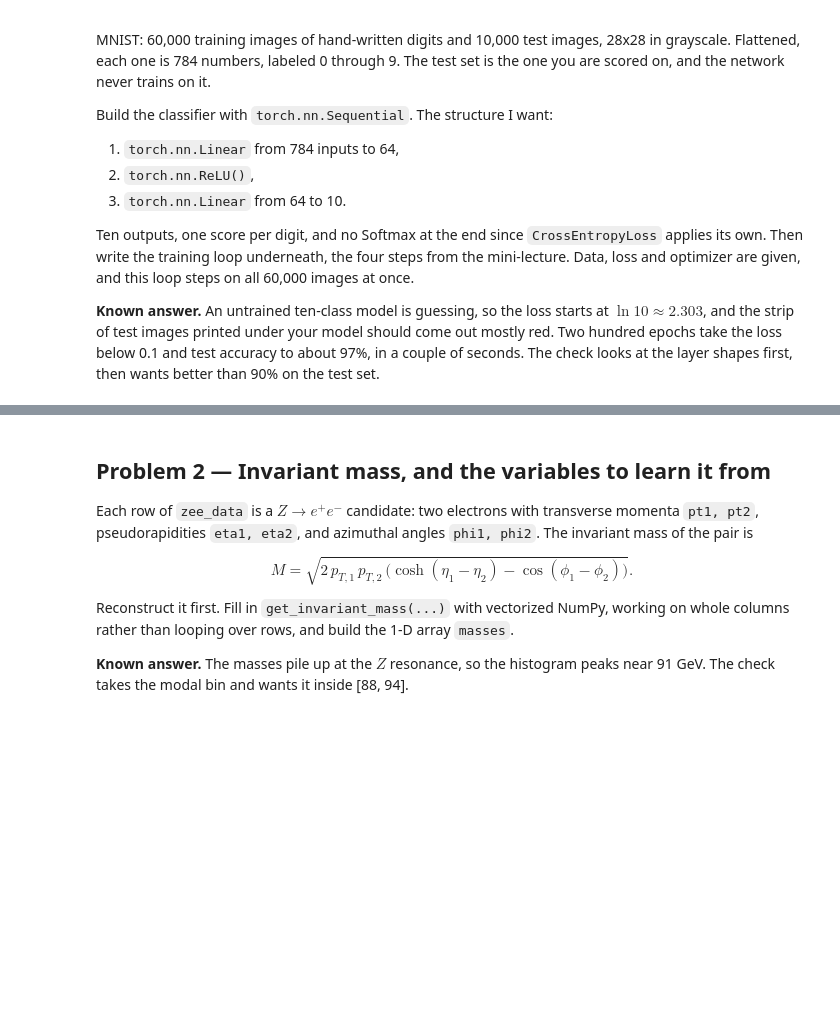
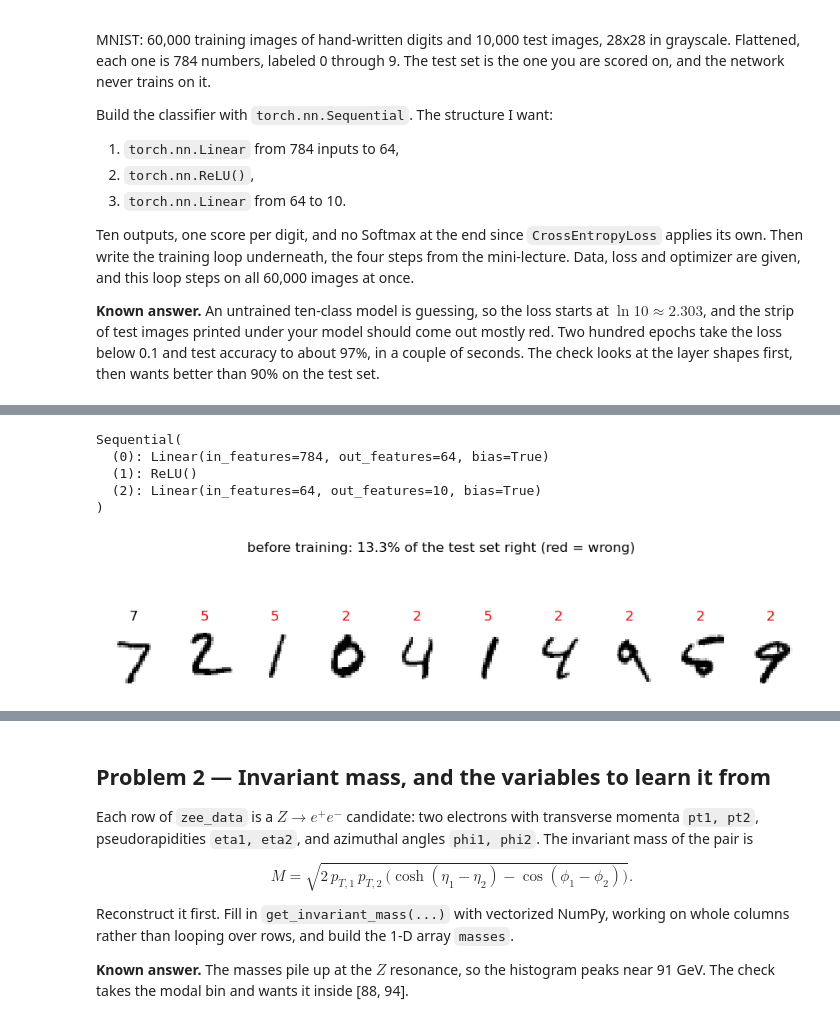
Before and after one commit to makotoyzc/COMP2026, a Jupyter notebook: notebooks/09_Supervised_Learning.ipynb, the cells around one changed output, grey strips where cells are left out. Drawn from its saved outputs; the diff is of its cells as text; code cells hidden in the pictures; blank space fills up the shorter version.

```diff
--- a/notebooks/09_Supervised_Learning.ipynb
+++ b/notebooks/09_Supervised_Learning.ipynb
@@ -153,15 +156,25 @@ plt.show()
 # %%
 # FILL IN: the network. Three layers inside Sequential, as described above.
 torch.manual_seed(0)       # GIVEN: same initialization for everyone
 model = torch.nn.Sequential(
     # FILL IN: a linear layer taking the 784 pixels down to 64,
+    torch.nn.Linear(784,64),
     # FILL IN: a nonlinearity,
+    torch.nn.ReLU(),
     # FILL IN: a linear layer from 64 down to one score per digit,
+    torch.nn.Linear(64,10)
 )
 print(model)
 
 # GIVEN: what the network says before it has learned anything.
 show_predictions(model, "before training")
+# %% [output]
+Sequential(
+  (0): Linear(in_features=784, out_features=64, bias=True)
+  (1): ReLU()
+  (2): Linear(in_features=64, out_features=10, bias=True)
+)
+[figure, added]
 # %%
 # GIVEN: the loss and the optimizer.
 criterion = torch.nn.CrossEntropyLoss()
```
Also changed, not shown: parts of 10 cells of this notebook.
